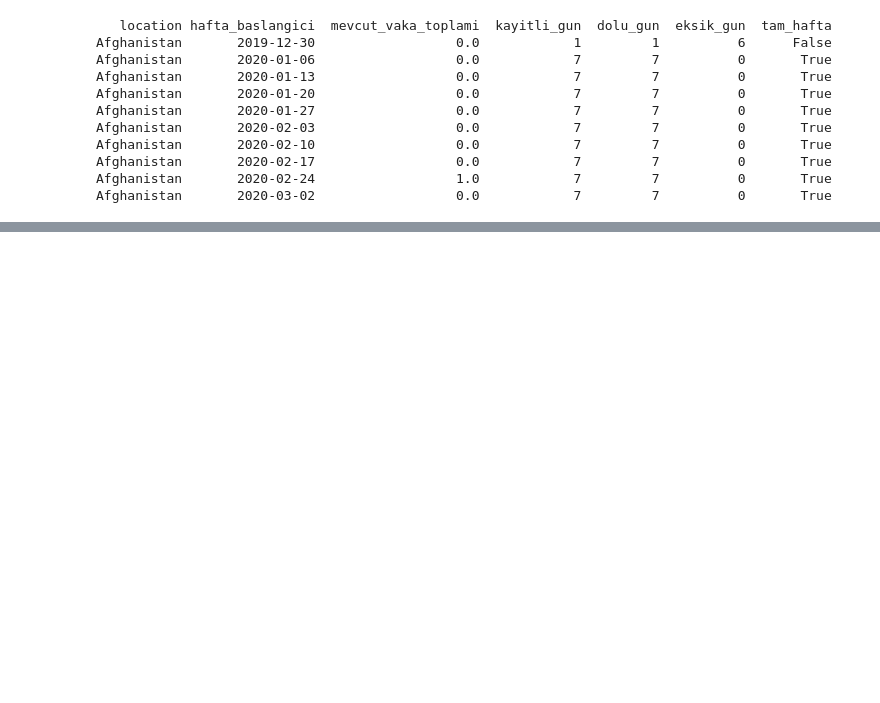
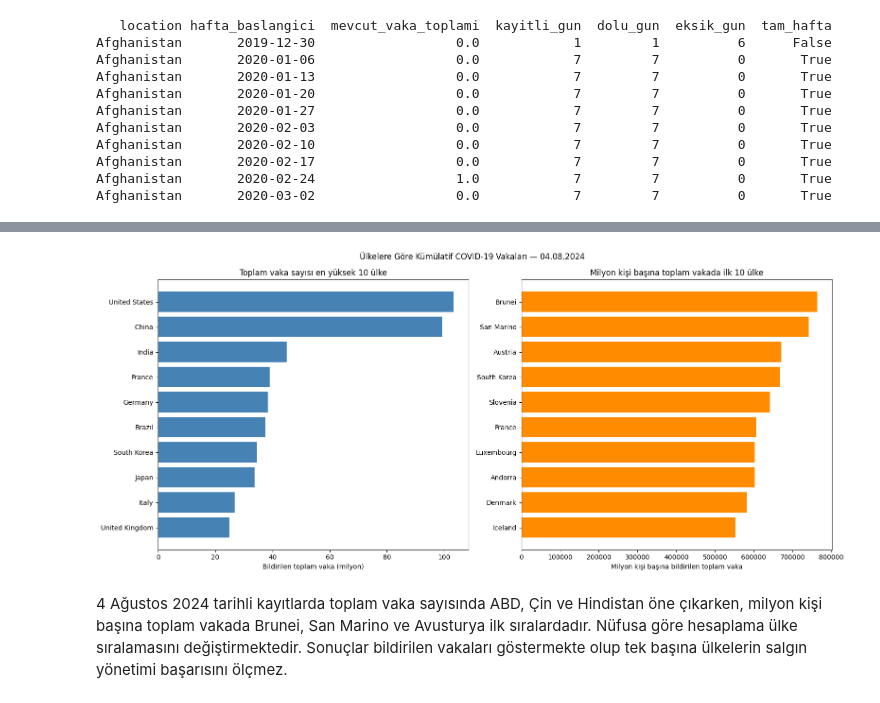
Before and after one commit to nazlican-engineer/CoronaVirusProject, a Jupyter notebook: notebooks/cases_analysis.ipynb, the cells around one changed output, grey strips where cells are left out. Drawn from its saved outputs; the diff is of its cells as text; code cells hidden in the pictures; blank space fills up the shorter version.

```diff
--- a/notebooks/cases_analysis.ipynb
+++ b/notebooks/cases_analysis.ipynb
@@ -1326,0 +910,44 @@ plt.show()
+# %%
+top_total_cases = (
+    case_comparison_valid
+    .nlargest(10, 'total_cases')#total_cases değeri en yüksek 10 ülkeyi seçiyoruz
+    .sort_values('total_cases')
+)
+
+top_cases_per_million = (
+    case_comparison_valid
+    .nlargest(10, 'total_cases_per_million')#total_cases değeri nüfusa göre en yüksek 10 ülkeyi seçiyoruz
+    .sort_values('total_cases_per_million')
+)
+
+fig, axes = plt.subplots(1, 2, figsize=(16, 7))
+
+axes[0].barh(
+    top_total_cases['location'],
+    top_total_cases['total_cases'] / 1_000_000,
+    color='steelblue'
+)
+
+axes[0].set_title('Toplam vaka sayısı en yüksek 10 ülke')
+axes[0].set_xlabel('Bildirilen toplam vaka (milyon)')
+
+axes[1].barh(
+    top_cases_per_million['location'],
+    top_cases_per_million['total_cases_per_million'],
+    color='darkorange'
+)
+
+axes[1].set_title('Milyon kişi başına toplam vakada ilk 10 ülke')
+axes[1].set_xlabel('Milyon kişi başına bildirilen toplam vaka')
+
+fig.suptitle(
+    f'Ülkelere Göre Kümülatif COVID-19 Vakaları — '
+    f'{comparison_date:%d.%m.%Y}'
+)
+
+plt.tight_layout()
+plt.show()
+# %% [output]
+[figure, added]
+# %% [markdown]
+4 Ağustos 2024 tarihli kayıtlarda toplam vaka sayısında ABD, Çin ve Hindistan öne çıkarken, milyon kişi başına toplam vakada Brunei, San Marino ve Avusturya ilk sıralardadır. Nüfusa göre hesaplama ülke sıralamasını değiştirmektedir. Sonuçlar bildirilen vakaları göstermekte olup tek başına ülkelerin salgın yönetimi başarısını ölçmez.
```
Also changed, not shown: parts of 57 cells of this notebook.
